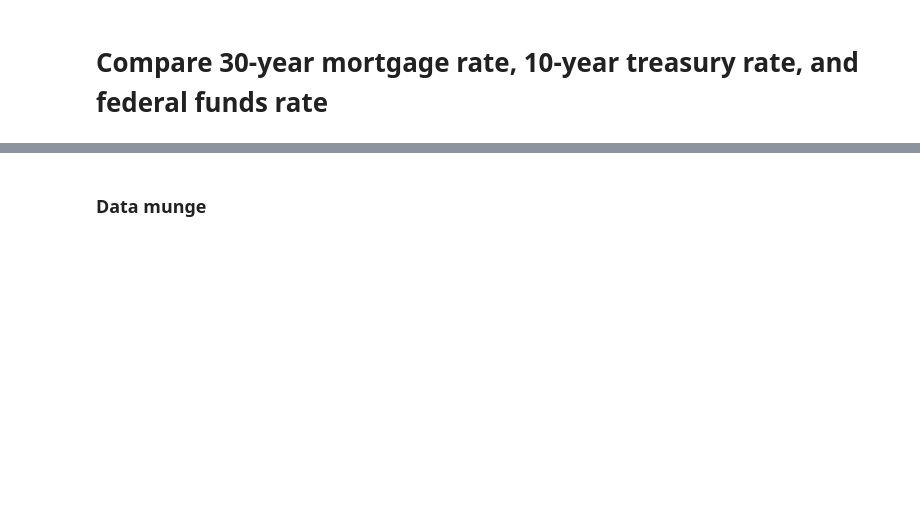
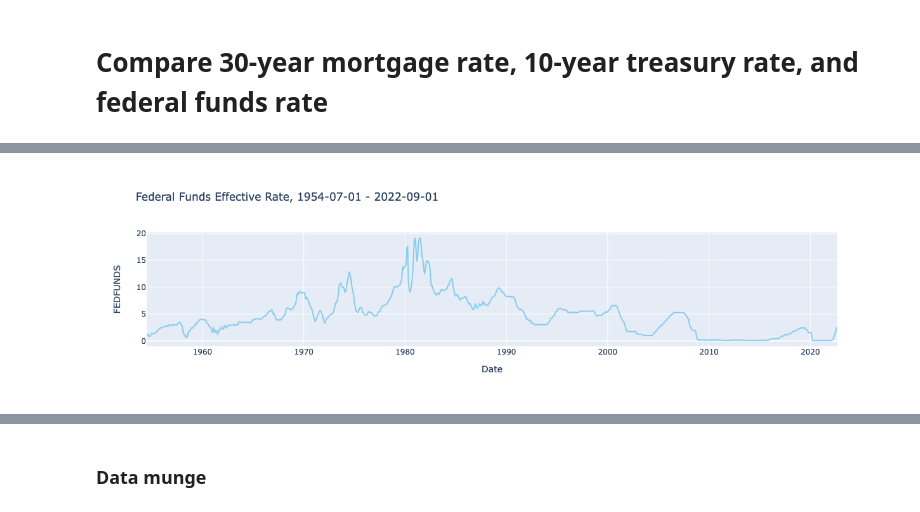
Before and after one commit to gw-moore/econ_reports, a Jupyter notebook: econ_reports/home_prices_report.ipynb, the cells around one changed output, grey strips where cells are left out. Drawn from its saved outputs; the diff is of its cells as text; code cells hidden in the pictures; blank space fills up the shorter version.

```diff
--- a/econ_reports/home_prices_report.ipynb
+++ b/econ_reports/home_prices_report.ipynb
@@ -69,6 +69,6 @@ housing_starts_series_sc = SeriesCollection(client=client, series=housing_starts
 housing_starts_sc.add_series(series=housing_starts_series)
 # %%
 rates_sc = SeriesCollection()
-rates_sc.add_series(series=fund_funds_rate + mortgage_rate_series + bond_yield_series)
+rates_sc.add_series(series=fund_funds_rate + fed_mbs_series + mortgage_rate_series + bond_yield_series)
 # %% [output]
 Requesting series FEDFUNDS...
@@ -77,5 +78,3 @@ Requesting series MORTGAGE15US...
 Requesting series WGS10YR...
 Requesting series WGS20YR...
 Requesting series WGS30YR...
-# %%
-rates_sc.add_series("WSHOMCB")
@@ -85,0 +103,3 @@ Requesting series WSHOMCB...
+# %%
+rates_sc.FEDFUNDS.plot()
+# %% [output]
@@ -85,0 +107 @@ Requesting series WSHOMCB...
+[figure, added]
```
Also changed, not shown: parts of 25 cells of this notebook, 3 other files.
